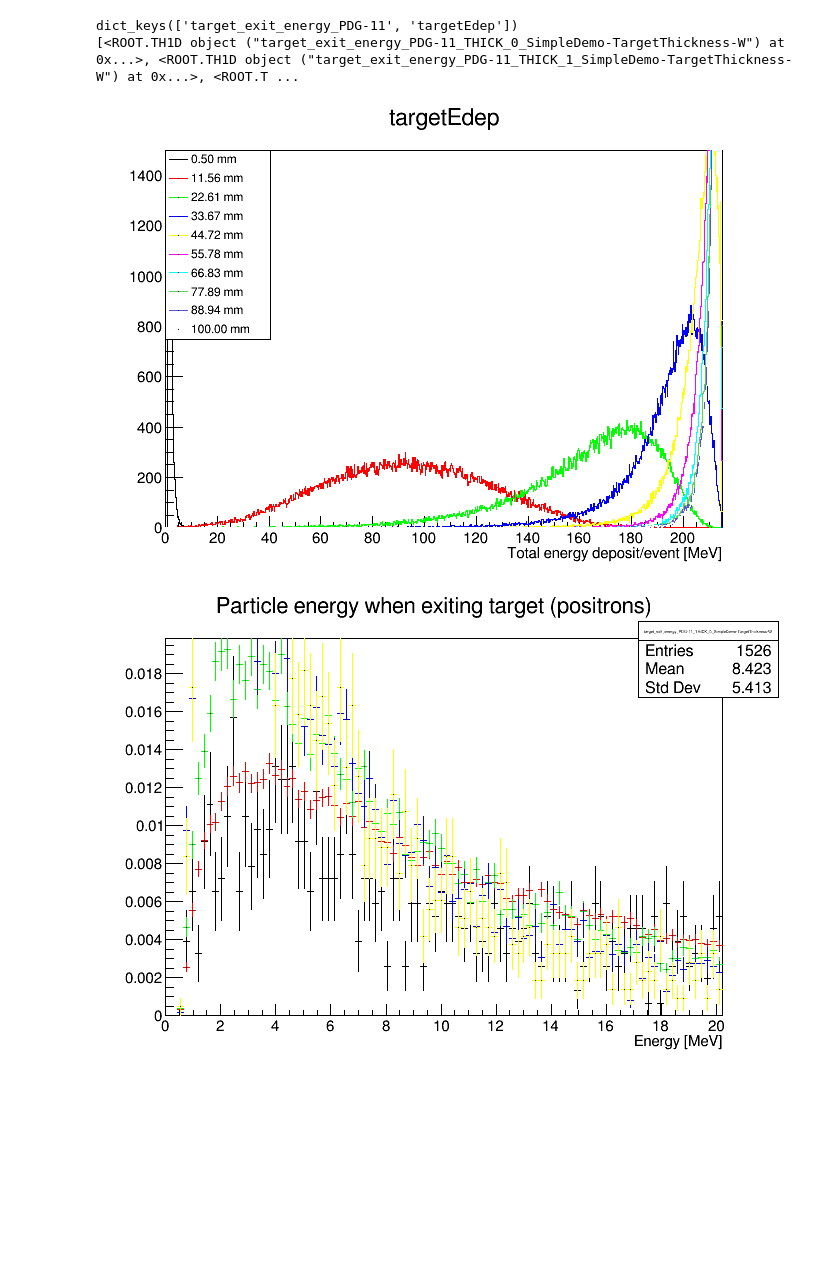
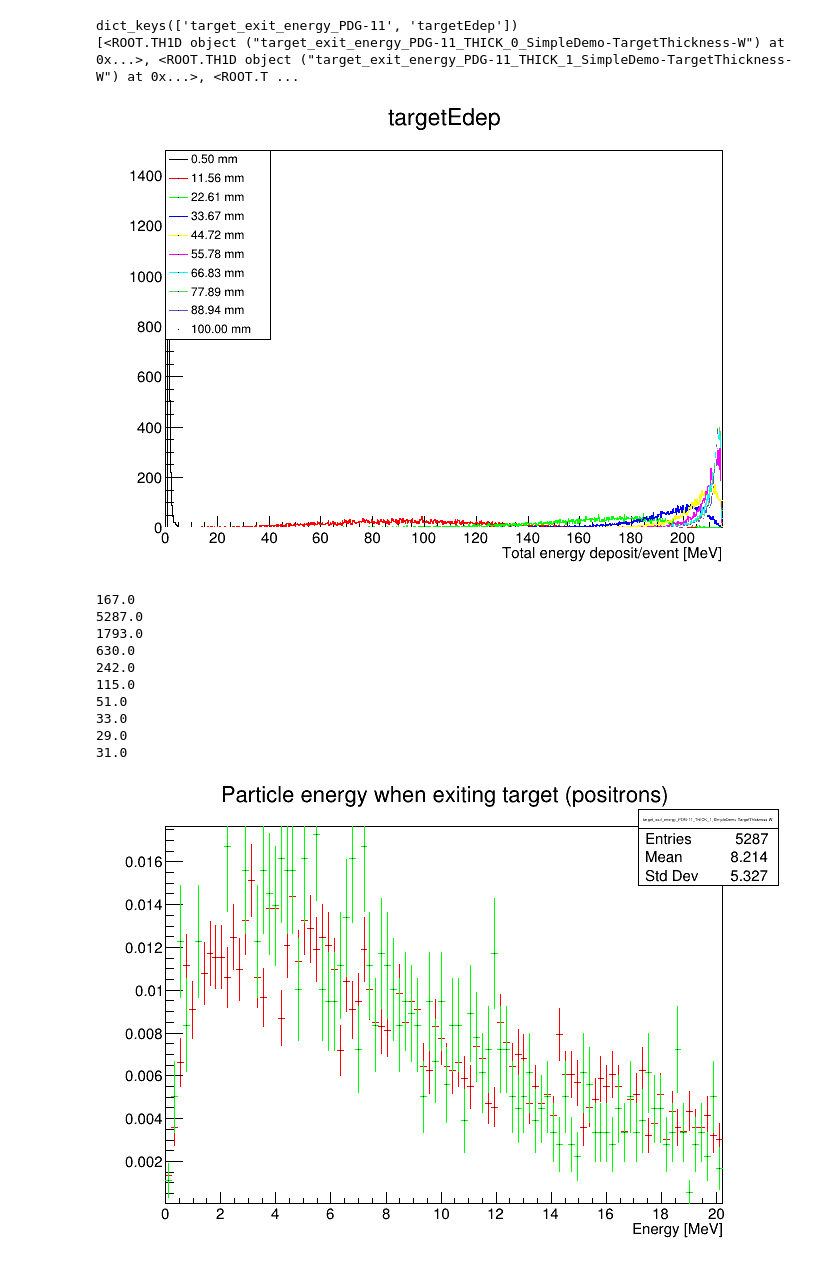
Before and after one commit to kyrsjo/MiniScatter, a Jupyter notebook: examples/SimpleDemo.ipynb, the cells around one changed output. Drawn from its saved outputs; the diff is of its cells as text; code cells hidden in the pictures; blank space fills up the shorter version.

Commit message:
Update SimpleDemo and MultipleDetectorPlanes example notebooks

```diff
--- a/examples/SimpleDemo.ipynb
+++ b/examples/SimpleDemo.ipynb
@@ -47,7 +36,7 @@ plt.rcParams['figure.dpi'] = 100
 
 QUIET   = False #Reduced output?
 TRYLOAD = True  #Try to load already existing data instead of recomputing?
-NUM_THREADS = 4 #Number of parallel threads to use for scans
+NUM_THREADS = 8 #Number of parallel threads to use for scans
 #Where to store temporary data for scans (a fast file system, NOT EOS/AFS)
 TMPFOLDER = "/tmp/miniScatter/SimpleDemo_thicknessScan"
 
@@ -58,7 +47,7 @@ TMPFOLDER = "/tmp/miniScatter/SimpleDemo_thicknessScan"
 baseSimSetup = {}
 #baseSimSetup["PHYS"] = "QGSP_BERT__SS" #Use the __SS physics lists for thin foils
 baseSimSetup["PHYS"]  = "QGSP_BERT"
-baseSimSetup["N"]     = 10000 #Just a few events here! Remember that thicker targets are slower
+baseSimSetup["N"]     = 1000 #Just a few events here! Remember that thicker targets are slower
 
 baseSimSetup["ENERGY"] = 215.0 #[MeV]
 
@@ -87,10 +76,12 @@ baseSimSetup["MAT"] = "G4_Al"
 #Detector distance from target center [mm]
 baseSimSetup["DIST"] = 3000.0
 
-#Some d
+#Some output settings
 baseSimSetup["QUICKMODE"] = False #Include slow plots
-baseSimSetup["MINIROOT"]  = True #Skip TTRees in the .root files
+baseSimSetup["MINIROOT"]  = False #Skip TTRees in the .root files
+
 baseSimSetup["EDEP_DZ"]   = 1.0
+baseSimSetup["CUTOFF_RADIUS"] = 100.0 #Larger radial cutoff
 
 #Store the .root files in a subfolder from where this script is running,
 # normally MiniScatter/examples, in order to keep things together
@@ -283,0 +237,7 @@ Loaded! That was fast.
+# %%
+#Explicitly try to load the data we just created
+(twiss_W, numPart_W, objects_W, analysis_output_W) = \
+    miniScatterScanner.ScanMiniScatter("THICK",thickScan_W,baseSimSetup_W, \
+                                       NUM_THREADS=NUM_THREADS,tryLoad=True,\
+                                       COMMENT="SimpleDemo-TargetThickness-W", QUIET=QUIET,\
+                                       tmpFolder=TMPFOLDER, getObjects=['target_exit_energy_PDG-11', 'targetEdep'])
@@ -321,25 +294,39 @@ for iThick in range(len(thickScan_W)):
 edepLegend.Draw()
 canvas.Draw()
 # %% [output]
-[figure, old version]
+[figure, new version]
 # %%
 canvas = ROOT.TCanvas()
 hasDrawn = False
 for iThick in range(len(thickScan_W)):
     count = objects_W['target_exit_energy_PDG-11'][iThick].Integral()
+    print(count)
     if count < 1000:
         continue
     objects_W['target_exit_energy_PDG-11'][iThick].SetLineColor(iThick+1)
     objects_W['target_exit_energy_PDG-11'][iThick].GetXaxis().SetRangeUser(0,20)
     objects_W['target_exit_energy_PDG-11'][iThick].Scale(1/count)
 
     if hasDrawn:
         option='same'
     else:
         option = ''
 
     objects_W['target_exit_energy_PDG-11'][iThick].Draw(option)
     hasDrawn = True
 canvas.Draw()
+
+if not hasDrawn:
+    print("Insufficient statistics")
 # %% [output]
+167.0
+5287.0
+1793.0
+630.0
+242.0
+115.0
+51.0
+33.0
+29.0
+31.0
-[figure, old version]
+[figure, new version]
```
Also changed, not shown: parts of 15 cells of this notebook, 1 other file.
